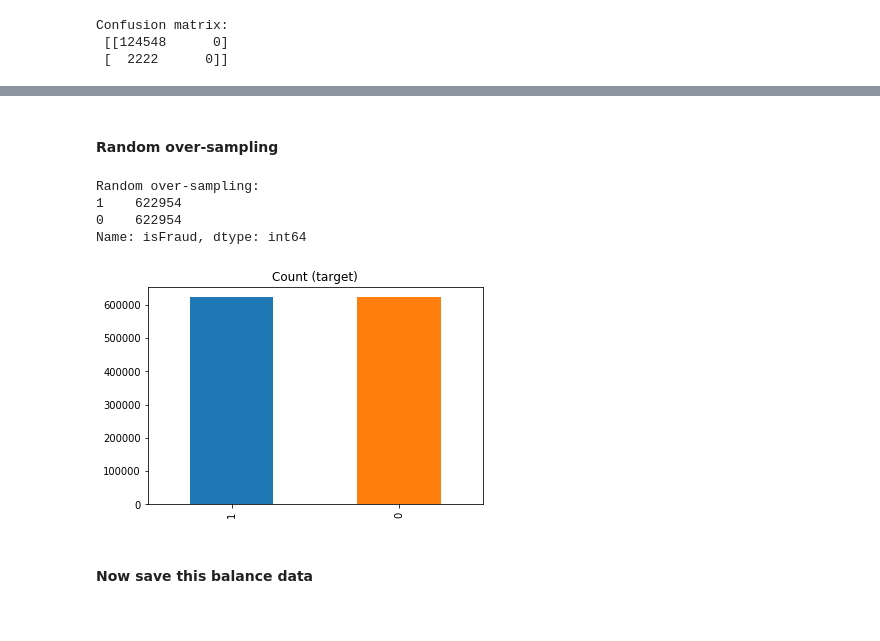
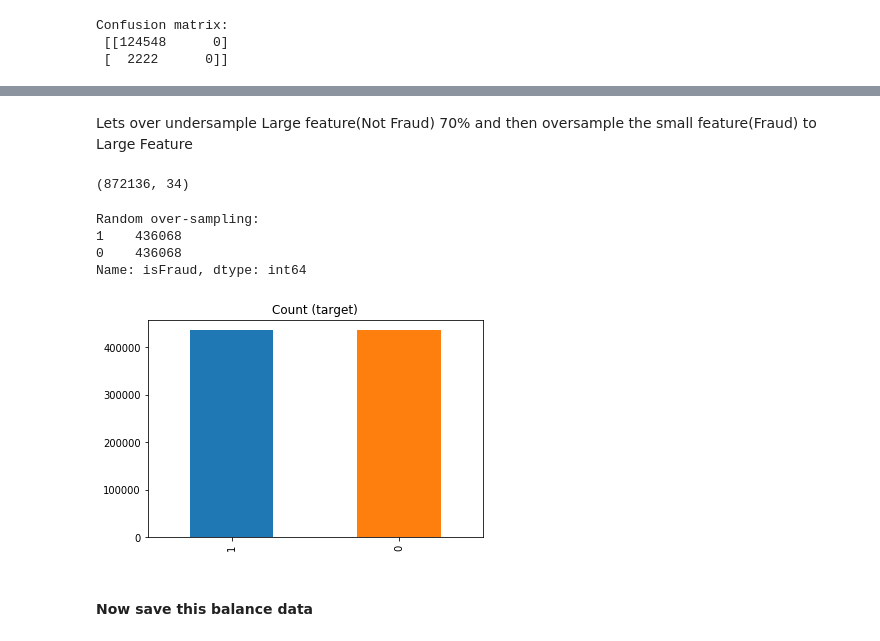
Before and after one commit to msarker000/ml-group-project, a Jupyter notebook: notebooks/Resample-to-balance-an-implance-dataset.ipynb, the cells around one changed output, grey strips where cells are left out. Saved outputs shown, nothing was run; the diff lists cells and outputs as text; code cells hidden in the pictures.

```diff
--- a/notebooks/Resample-to-balance-an-implance-dataset.ipynb
+++ b/notebooks/Resample-to-balance-an-implance-dataset.ipynb
@@ -70,8 +70,8 @@ Confusion matrix:
 A widely adopted technique for dealing with highly unbalanced datasets is called resampling. It consists of removing samples from the majority class (under-sampling) and / or adding more examples from the minority class (over-sampling).
 
 ![image.png](attachment:image.png)
-# %% [markdown]
-#### Random over-sampling
+# %% [markdown]
+Lets over undersample Large feature(Not Fraud) 70% and then oversample the small feature(Fraud) to Large Feature
 # %%
 # Class count
 count_class_0, count_class_1 = df['isFraud'].value_counts()
@@ -79,20 +79,30 @@ count_class_0, count_class_1 = df['isFraud'].value_counts()
 # Divide by class
 df_class_0 = df[df['isFraud'] == 0]
 df_class_1 = df[df['isFraud'] == 1]
+
+# under sample class 0(not fraud) to 70%
+df_class_0_under = df_class_0.sample(frac =0.7, replace=True, random_state=42)
+
+# up sample class 1(fraud) to large feature
+df_class_1_over = df_class_1.sample(df_class_0_under.shape[0], replace=True, random_state=42)
+
+# now concat two feature
+df_balance_over = pd.concat([df_class_0_under, df_class_1_over], axis=0)
+df_balance_over.shape
+# %% [output]
+(872136, 34)
 # %%
-df_class_1_over = df_class_1.sample(count_class_0, replace=True)
-df_balance_over = pd.concat([df_class_0, df_class_1_over], axis=0)
 
 print('Random over-sampling:')
 print(df_balance_over['isFraud'].value_counts())
 
 df_balance_over['isFraud'].value_counts().plot(kind='bar', title='Count (target)');
 # %% [output]
 Random over-sampling:
-1    622954
-0    622954
+1    436068
+0    436068
 Name: isFraud, dtype: int64
-[figure, old version]
+[figure, new version]
 # %% [markdown]
 #### Now save this balance data
 # %%
```
Also changed, not shown: parts of 1 cell of this notebook, 1 other file.
